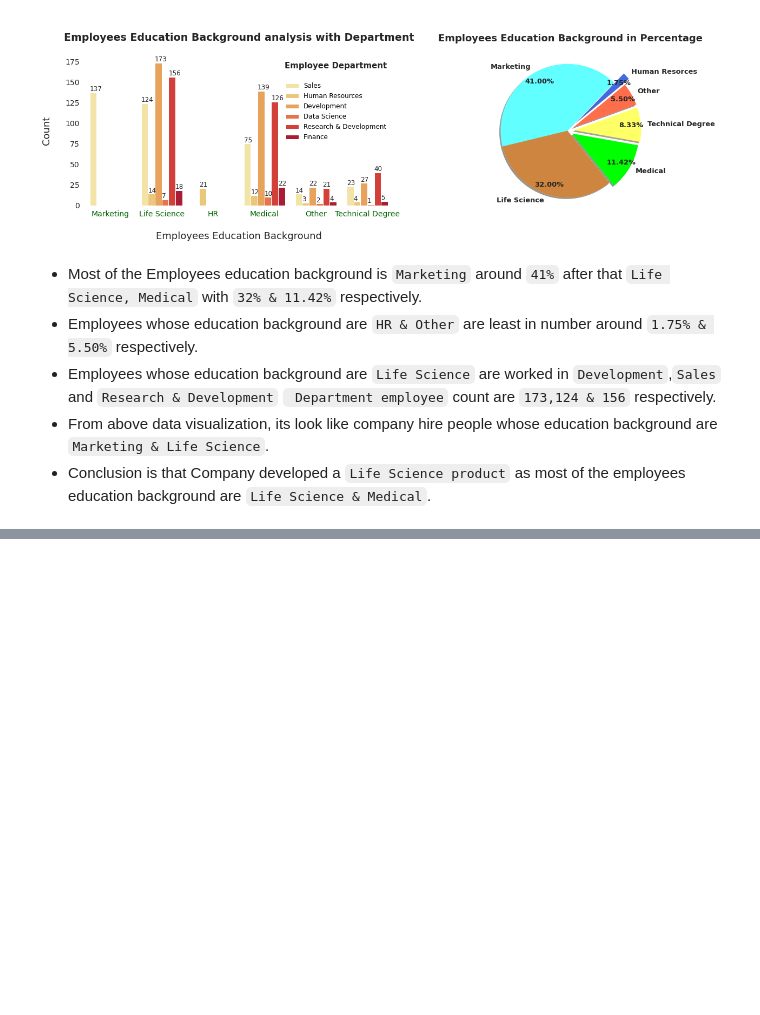
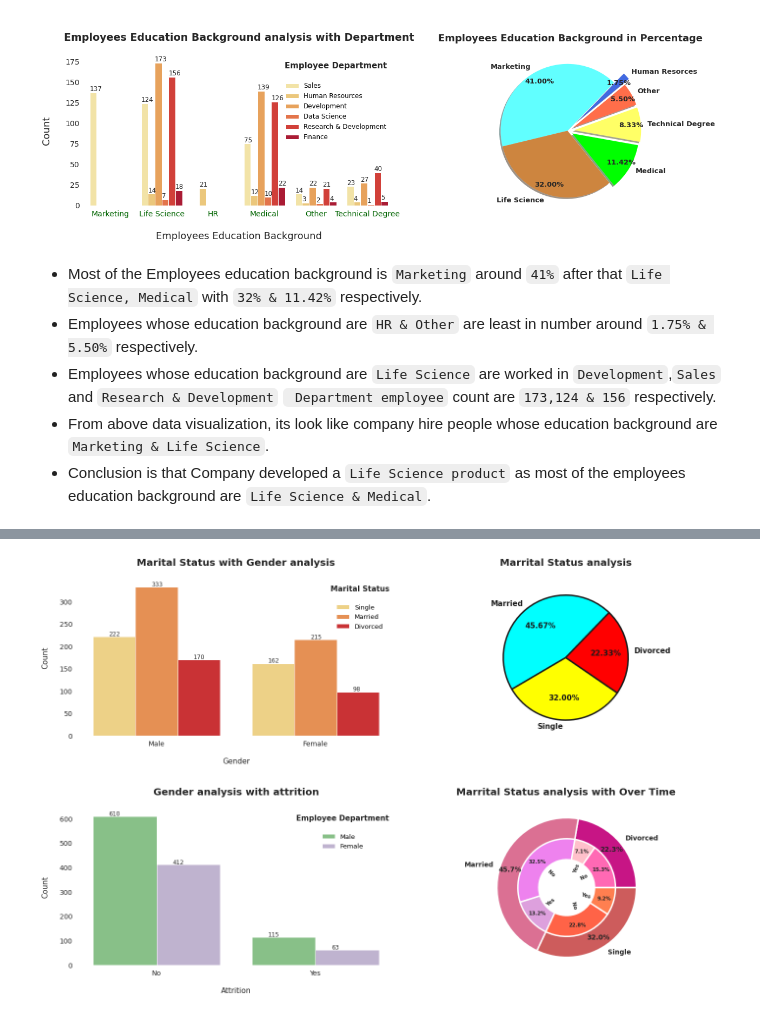
Before and after one commit to 21Ovi/Employee-Performance-Analysis, a Jupyter notebook: Visualize.ipynb, the cells around one changed output, grey strips where cells are left out. Saved outputs shown, nothing was run; the diff lists cells and outputs as text; code cells hidden in the pictures; blank space fills up the shorter version.

```diff
--- a/Visualize.ipynb
+++ b/Visualize.ipynb
@@ -168,0 +179,79 @@ plt.show()
+# %%
+#Setting up for seaborn figures
+sns.set(rc={"font.size":12,"axes.titlesize":18,"axes.labelsize":15,"xtick.labelsize":14,"ytick.labelsize":14,
+            "legend.fontsize":12,'axes.grid' : False,'axes.facecolor': 'white'})
+
+#pie chart data
+percent_2=[]
+for i in data['MaritalStatus'].value_counts():
+    percent_2.append(i)
+
+percent_3=[]
+for i in data['OverTime'].value_counts():
+    percent_3.append(i)
+
+wedgeprops = {"linewidth": 3, 'width':1, "edgecolor":"k"}
+color = ["cyan","yellow","red"]
+
+plt.figure(figsize = (20,13))
+
+plt.subplot(2,2,1)
+
+#countplot for gender vs Marital Status
+ax = sns.countplot(x=data['Gender'],hue=data["MaritalStatus"],palette="YlOrRd")
+plt.title("Marital Status with Gender analysis\n",fontweight="bold",fontsize=20)
+plt.xlabel("\nGender")
+plt.ylabel("Count\n")
+legend = plt.legend(prop={"size":13})
+legend.set_title("Marital Status\n",prop={"size":15,"weight":"bold"})
+plt.setp(legend.get_texts(), color='black')
+legend.draw_frame(False)
+for p in ax.patches:
+        ax.annotate('{:.0f}'.format(p.get_height()), (p.get_x()+0.1, p.get_height()+2))
+
+
+#pie chart for Marital Status analysis
+plt.subplot(2,2,2)
+plt.pie(percent_2,labels=["Married","Single","Divorced"],
+        explode = [0,0,0], autopct = "%0.2f%%", startangle =46,
+        pctdistance = 0.65,wedgeprops = wedgeprops,textprops = {"fontsize":15,"fontweight":"bold",'color':"k"},
+        rotatelabels=False,
+        colors = color)
+plt.title("Marrital Status analysis\n",fontsize=20,fontweight='bold',)
+
+#countplot for gender vs attrition
+plt.subplot(2,2,3)
+ax = sns.countplot(x= data["Attrition"],hue=data['Gender'],palette="Accent")
+plt.title("\nGender analysis with attrition\n",fontweight="bold",fontsize=20)
+plt.xlabel("\nAttrition")
+plt.ylabel("Count\n")
+legend = plt.legend(prop={"size":13})
+legend.set_title("Employee Department\n",prop={"size":15,"weight":"bold"})
+plt.setp(legend.get_texts(), color='black')
+legend.draw_frame(False)
+for p in ax.patches:
+        ax.annotate('{:.0f}'.format(p.get_height()), (p.get_x()+0.1, p.get_height()+2))
+plt.tight_layout(pad=2)
+
+#donut chart for Marrital Status analysis with Over Time
+plt.subplot(2,2,4)
+plt.title("\nMarrital Status analysis with Over Time\n",fontsize=20,fontweight="bold")
+plt.pie([268,548,384], radius=1,
+        colors=['mediumvioletred', 'palevioletred','indianred','lightcoral',"#FFB600"],
+        labels=["Divorced","Married","Single"],
+        autopct='%.1f%%',
+        pctdistance=0.85, textprops = {"fontsize":13.5,"fontweight":"bold"},
+        wedgeprops=dict(width=0.6, edgecolor='white',linewidth=3))
+
+plt.pie([183,85,390,158,274,110], radius=0.7,
+        colors=['hotpink','pink', 'violet',
+                'plum', 'tomato','coral', 'salmon','lightsalmon',"#e17701","#fdaa48"],
+        wedgeprops=dict(width=0.3, edgecolor='w',linewidth=3),textprops = {"fontsize":10.3,"fontweight":"bold"},
+         labels=["No","Yes","No","Yes","No","Yes"],autopct='%.1f%%',
+        pctdistance=0.8, labeldistance=0.3, rotatelabels=True)
+
+
+plt.axis('equal')
+plt.show();
+# %% [output]
+[figure, added]
```
Also changed, not shown: parts of 3 cells of this notebook.
